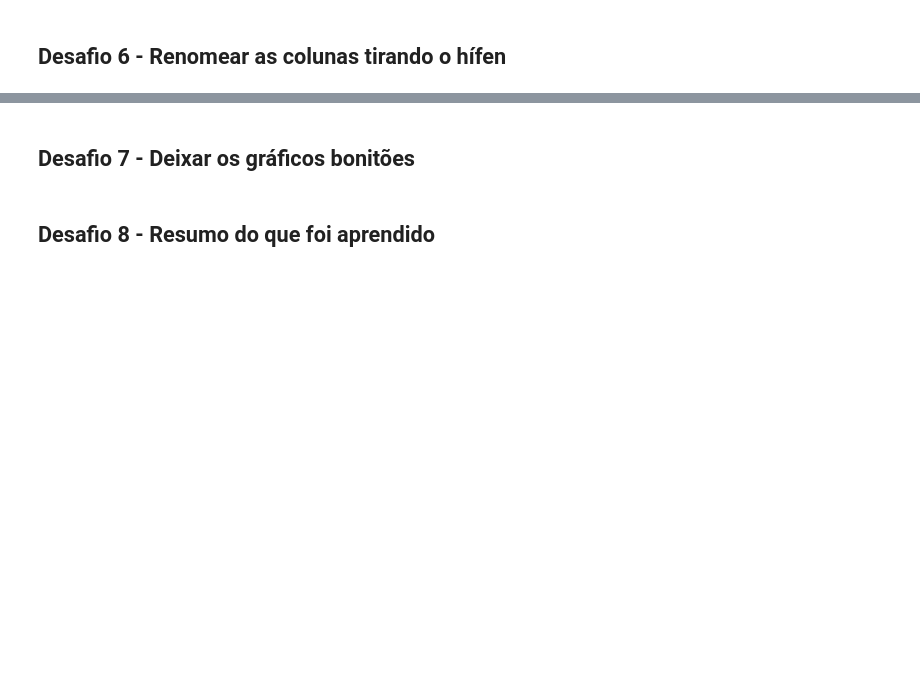
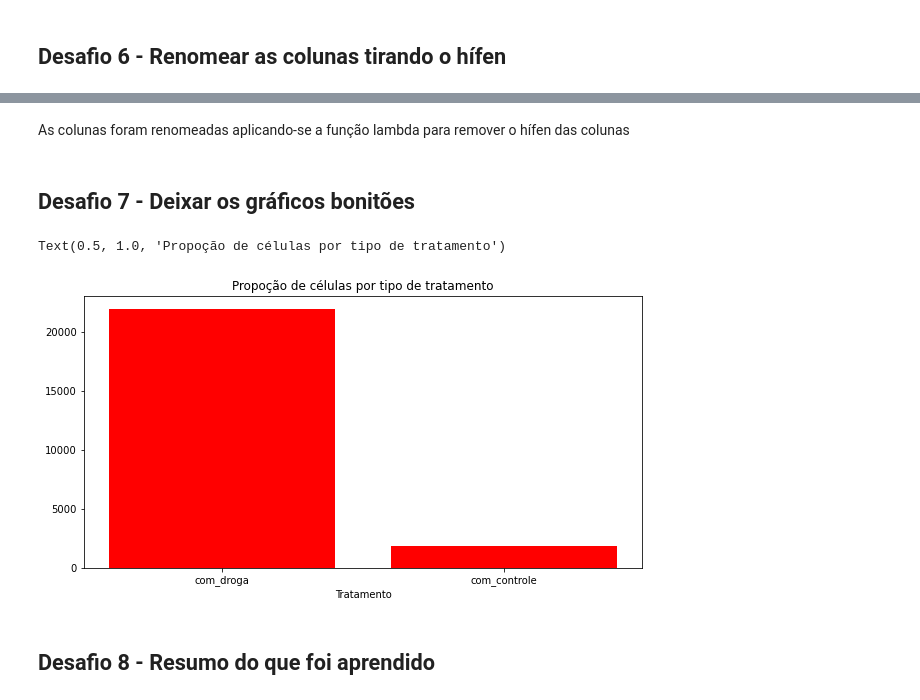
Before and after one commit to jose-sa97/Alura-Boot-Camp, a Jupyter notebook: Aula1.ipynb, the cells around one changed output, grey strips where cells are left out. Drawn from its saved outputs; the diff is of its cells as text; code cells hidden in the pictures; blank space fills up the shorter version.

```diff
--- a/Aula1.ipynb
+++ b/Aula1.ipynb
@@ -97,3 +90,8 @@ Existem 3289 tipos de drogas
 Link da doucumentção query(pandas)=https://pandas.pydata.org/docs/reference/api/pandas.DataFrame.query.html
 
 Como usar? https://medium.com/horadecodar/como-usar-o-query-do-pandas-fdf4a00727dc
+# %%
+#1 Aplicação
+# Selecionar a base apenas onde g-0 é maior que 0
+df.rename(columns=lambda x: x.replace('-', ''), inplace=True)
+df.query('g0>0').iloc[1::1000]
@@ -100,2 +113,5 @@ Como usar? https://medium.com/horadecodar/como-usar-o-query-do-pandas-fdf4a00727
 # %% [markdown]
 ## Desafio 6 - Renomear as colunas tirando o hífen
+# %%
+df.rename(columns=lambda x: x.replace('-', ''), inplace=True)
+df.head()
@@ -102,4 +126,18 @@ Como usar? https://medium.com/horadecodar/como-usar-o-query-do-pandas-fdf4a00727
+# %% [markdown]
+As colunas foram renomeadas aplicando-se a função lambda para remover o hífen das colunas
 # %% [markdown]
 ## Desafio 7 - Deixar os gráficos bonitões
+# %%
+x=df['tratamento'].unique()
+y=df['tratamento'].value_counts()
+
+plt.figure(figsize=(10, 5))
+plt.bar(x,y,color='red')
+plt.xlabel('Tratamento')
+plt.title('Propoção de células por tipo de tratamento')
+#plt.grid(True)
+# %% [output]
+Text(0.5, 1.0, 'Propoção de células por tipo de tratamento')
+[figure, added]
 # %% [markdown]
 ## Desafio 8 - Resumo do que foi aprendido
```
Also changed, not shown: parts of 5 cells of this notebook.
